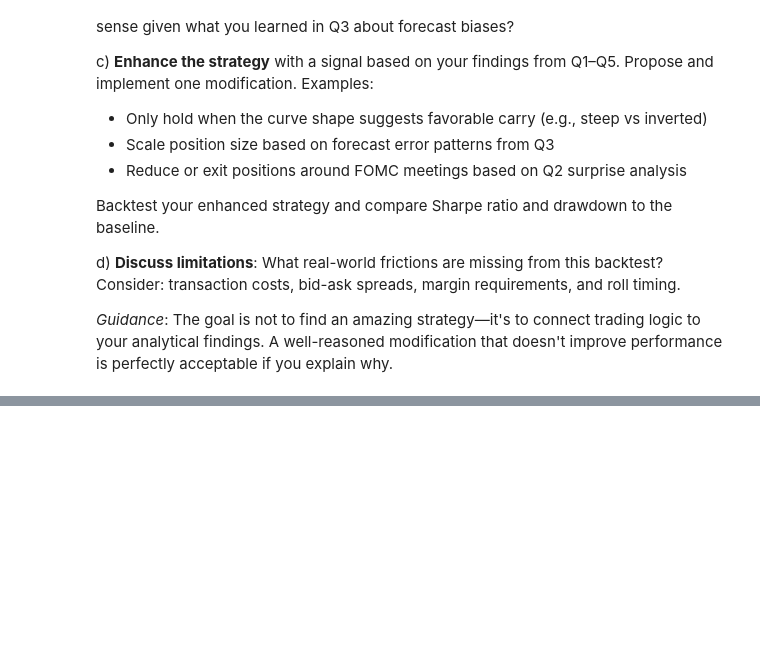
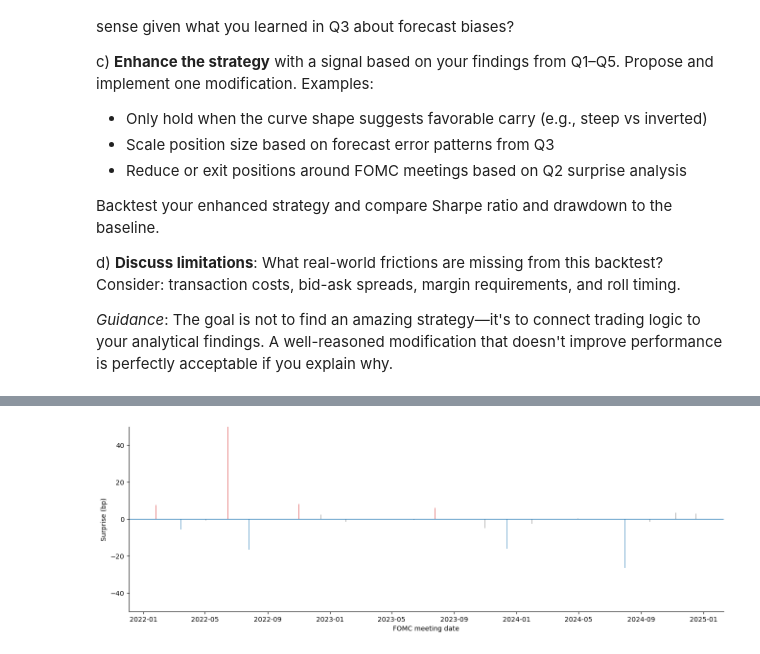
Before and after one commit to ayushbhupal/Fixed-Income-HW-Group-B, a Jupyter notebook: project/P.2. SOFR Futures and Policy Expectations.ipynb, the cells around one changed output, grey strips where cells are left out. Cells and saved outputs as stored; diff of their text form; code cells hidden in the pictures; blank space fills up the shorter version.

```diff
--- a/project/P.2. SOFR Futures and Policy Expectations.ipynb
+++ b/project/P.2. SOFR Futures and Policy Expectations.ipynb
@@ -452,0 +703,20 @@ d) **Discuss limitations**: What real-world frictions are missing from this back
+# %%
+def classify_surprise(x):
+    if pd.isna(x):
+        return pd.NA
+    if x > 0.05:
+        return "Hawkish surprise"
+    elif x < -0.05:
+        return "Dovish surprise"
+    else:
+        return "As expected"
+
+fomc_surprises["classification"] = fomc_surprises["surprise_1d_change"].apply(classify_surprise)
+
+fomc_surprises[[
+    "meeting_date",
+    "front_month_rate_before",
+    "front_month_rate_after",
+    "surprise_1d_change",
+    "classification"
+]]
@@ -452,0 +741,22 @@ d) **Discuss limitations**: What real-world frictions are missing from this back
+# %%
+df = fomc_surprises.dropna(subset=["surprise_1d_change"]).sort_values("meeting_date").copy()
+df["surprise_bp"] = 100 * df["surprise_1d_change"]  # % -> bp
+
+color_map = {"Hawkish surprise":"tab:red", "Dovish surprise":"tab:blue", "As expected":"tab:gray"}
+colors = df["classification"].map(color_map)
+
+fig, ax = plt.subplots(figsize=(16,5))
+ax.bar(df["meeting_date"], df["surprise_bp"], color=colors)
+
+ax.axhline(0, linewidth=1)
+
+# cap the view so typical meetings are readable
+ax.set_ylim(-50, 50)   # adjust if you want (-25,25) etc.
+
+ax.set_ylabel("Surprise (bp)")
+ax.set_xlabel("FOMC meeting date")
+ax.spines["top"].set_visible(False)
+ax.spines["right"].set_visible(False)
+plt.show()
+# %% [output]
+[figure, added]
```
Also changed, not shown: parts of 17 cells of this notebook.
